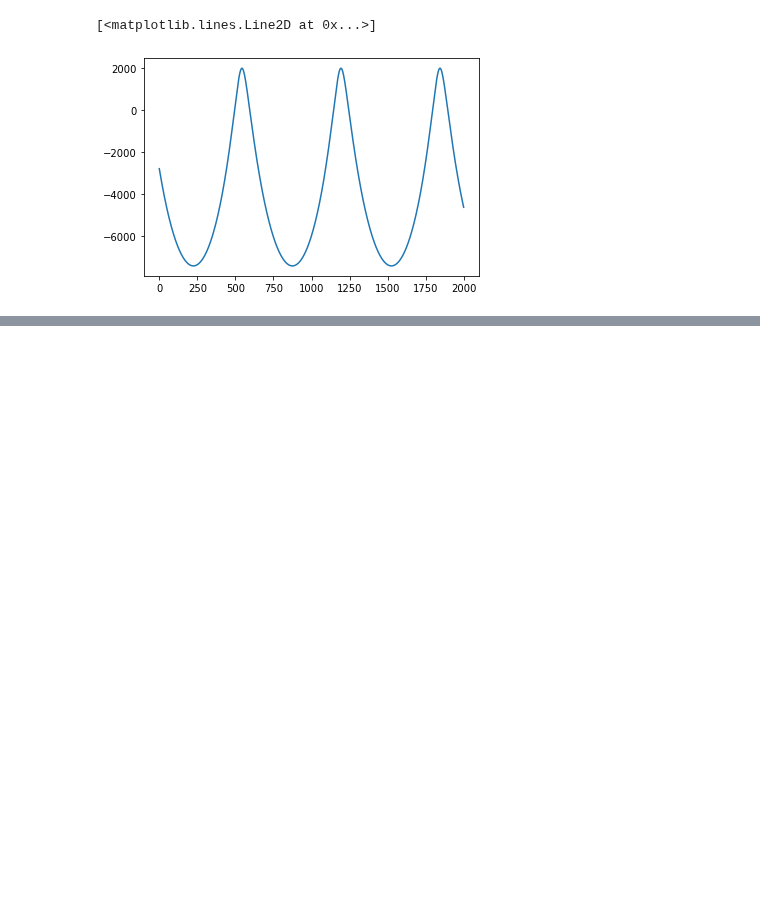
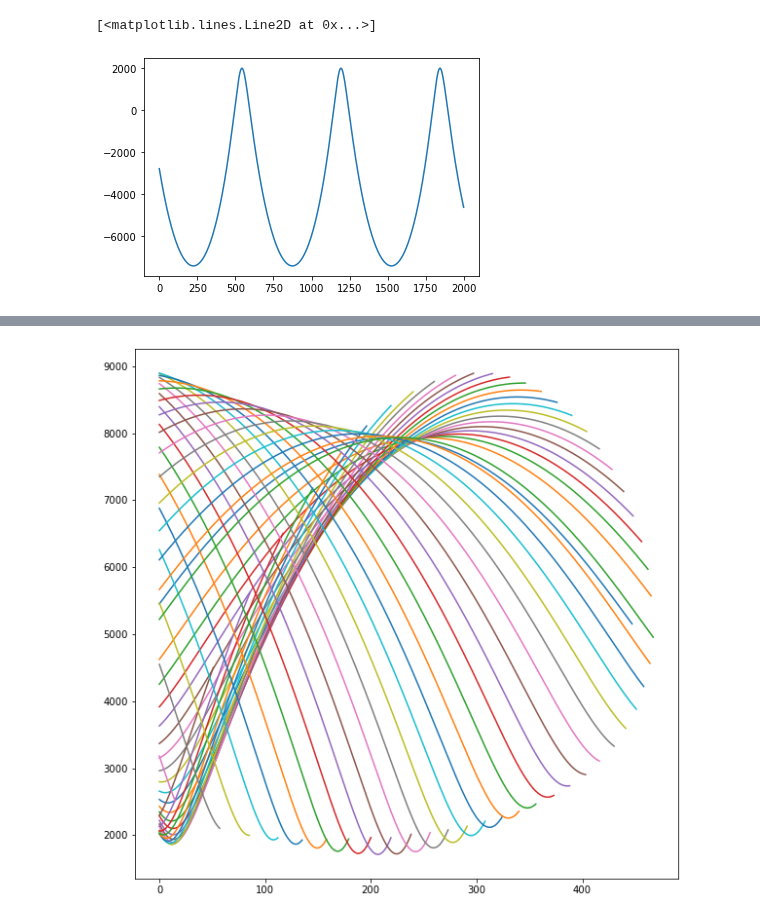
Before and after one commit to lusee-night/luseepy, a Jupyter notebook: notebooks/satellite.ipynb, the cells around one changed output, grey strips where cells are left out. Cells and saved outputs as stored; diff of their text form; code cells hidden in the pictures; blank space fills up the shorter version.

Commit message:
plots fix

```diff
--- a/notebooks/satellite.ipynb
+++ b/notebooks/satellite.ipynb
@@ -45,8 +47,8 @@ Rsat = np.sqrt(np.sum(posrel**2,axis=1))
 X = np.sum(posrel*vec_EW[None,:],axis=1)/Rsat
 Y = np.sum(posrel*vec_NS[None,:],axis=1)/Rsat
 # %%
-plt.figure(figsize=(10,10))
-## Find each passage separately:
+## Find each passage separately:\
+passes=[]
 if visible[0]:
     si=0
     tostate=False
@@ -56,7 +58,7 @@ else:
 for i,v in enumerate(visible):
     if v==tostate:
         if not tostate:
-            plt.plot(X[si:i], Y[si:i])
+            passes.append((si,i))
         else:
             si=i
         tostate = not tostate
@@ -64,0 +65,4 @@ for i,v in enumerate(visible):
+# %%
+plt.figure(figsize=(10,10))
+for s,e in passes:
+    plt.plot(X[s:e], Y[s:e])
@@ -64,0 +71,6 @@ for i,v in enumerate(visible):
+# %%
+plt.figure(figsize=(10,10))
+for s,e in passes:
+    plt.plot(Rsat[s:e])
+# %% [output]
+[figure, added]
```
Also changed, not shown: parts of 4 cells of this notebook.
